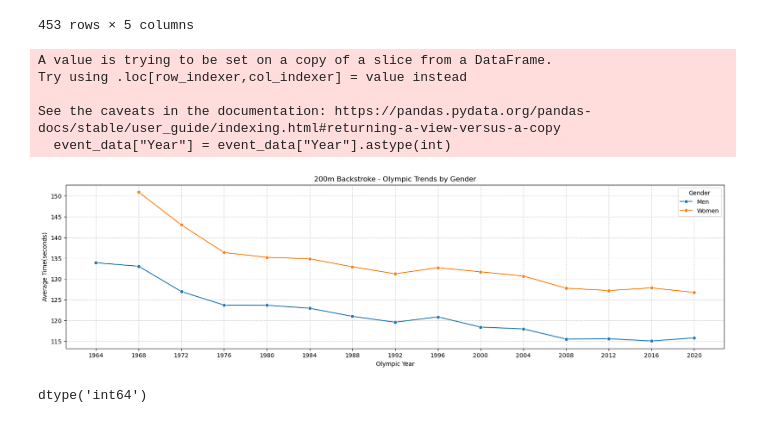
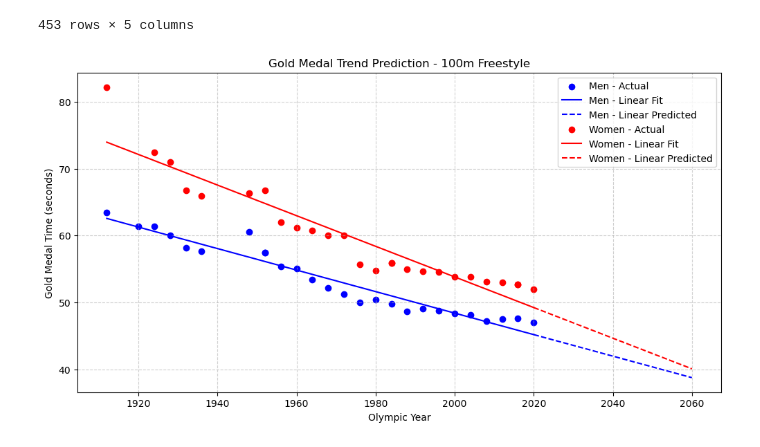
Before and after one commit to wllamjp/olympic-swimming, a Jupyter notebook: notebooks/analysis.ipynb, the cells around one changed output. Drawn from its saved outputs; the diff is of its cells as text; code cells hidden in the pictures.

```diff
--- a/notebooks/analysis.ipynb
+++ b/notebooks/analysis.ipynb
@@ -165,40 +194,46 @@ summary
 | 451 | 2020 | 800m Freestyle | Men | 465.193750 | 07:45.19 |
 | 452 | 2020 | 800m Freestyle | Women | 499.896250 | 08:19.90 |
 453 rows × 5 columns
-# %%
-event_to_plot = "200m Backstroke"
-
-# Filter dataset for that event
-event_data = summary[summary["Event"] == event_to_plot]
-
-# Convert year (Period) to integer for plotting
-event_data["Year"] = event_data["Year"].astype(int)
-
-
-# Plot
-plt.figure(figsize=(20,5))
-sns.lineplot(
-    data=event_data,
-    x="Year",
-    y="Avg_Results_seconds",
-    hue="Gender",
-    marker="o"
-)
-
-plt.title(f"{event_to_plot} - Olympic Trends by Gender")
-plt.ylabel("Average Time(seconds)")
-plt.xlabel("Olympic Year")
-plt.xticks(event_data["Year"].unique())
-plt.grid(True, linestyle="--", alpha=0.6)
-plt.show()
-# %% [output]
-A value is trying to be set on a copy of a slice from a DataFrame.
-Try using .loc[row_indexer,col_indexer] = value instead
-
-See the caveats in the documentation: https://pandas.pydata.org/pandas-docs/stable/user_guide/indexing.html#returning-a-view-versus-a-copy
-  event_data["Year"] = event_data["Year"].astype(int)
-[figure, removed]
 # %%
-event_data["Year"].dtype
+from sklearn.linear_model import LinearRegression
+
+event_to_plot = "100m Freestyle"
+
+# Filter dataset for that event
+subset = df[(df["Event"] == event_to_plot) & (df["Rank"] == 1)]
+
+# Set up
+predictions = []
+plt.figure(figsize=(12,6))
+
+colors = {"Men": "blue", "Women": "red"}
+for gender in subset["Gender"].unique():
+    gender_data = subset[subset["Gender"] == gender]
+    x = gender_data["Year"].values.reshape(-1,1)
+    y = gender_data["Results_seconds"].values
+
+    # Linear Model
+    lin_model = LinearRegression()
+    lin_model.fit(x, y)
+
+    # Predict future Olympic years (next 10 Olympics = 40 years)
+    future_years = np.arange(gender_data["Year"].max(),
+                             gender_data["Year"].max() + 44, 4).reshape(-1,1)
+    lin_pred = lin_model.predict(future_years)
+
+    # Plot
+    plt.scatter(x, y, color=colors[gender], label=f"{gender} - Actual")
+
+
+    plt.plot(x, lin_model.predict(x), color=colors[gender], linestyle="-", label=f"{gender} - Linear Fit")
+    plt.plot(future_years, lin_pred, color=colors[gender], linestyle="--", label=f"{gender} - Linear Predicted")
+
+
+plt.xlabel("Olympic Year")
+plt.ylabel("Gold Medal Time (seconds)")
+plt.title(f"Gold Medal Trend Prediction - {event_to_plot}")
+plt.legend()
+plt.grid(True, linestyle="--", alpha=0.6)
+plt.show()
 # %% [output]
-dtype('int64')
+[figure, added]
```
Also changed, not shown: parts of 4 cells of this notebook.
